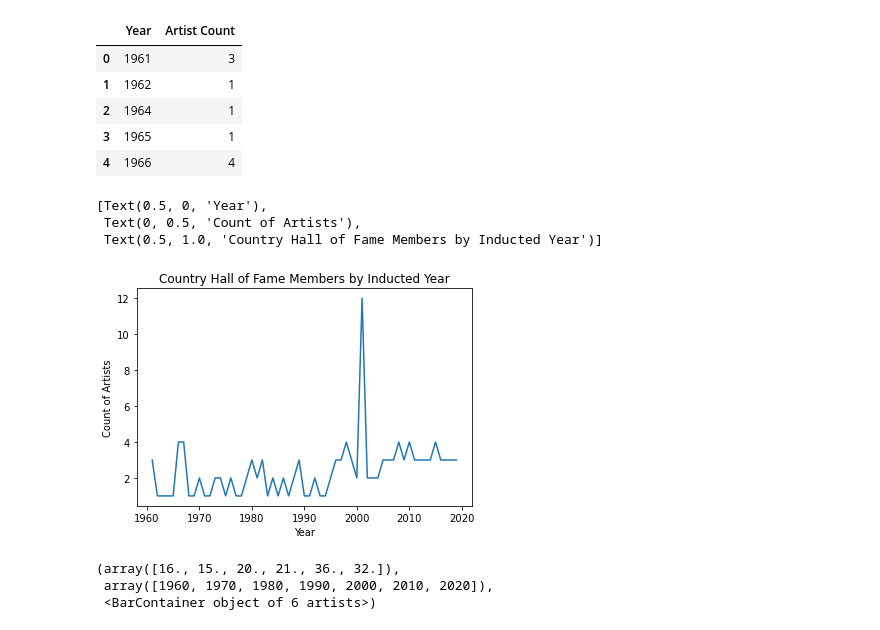
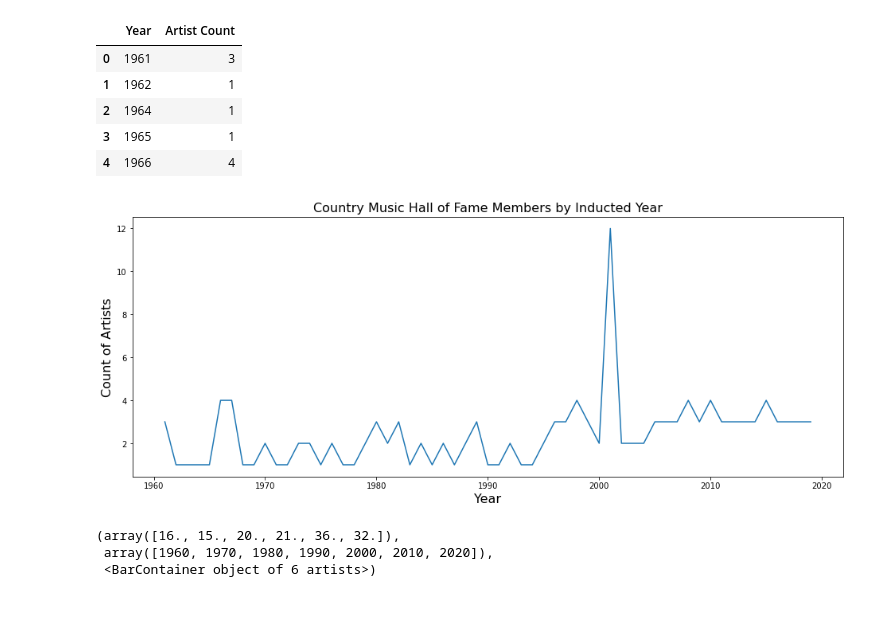
Before and after one commit to Chericehere/web-scraping-country-music-hof-Chericehere, a Jupyter notebook: Country Music Hall of Fame.ipynb, the cells around one changed output. Cells and saved outputs as stored; diff of their text form; code cells hidden in the pictures.

```diff
--- a/Country Music Hall of Fame.ipynb
+++ b/Country Music Hall of Fame.ipynb
@@ -179,13 +179,15 @@ year_count.head()
 | 3 | 1965 | 1 |
 | 4 | 1966 | 4 |
 # %%
+plt.figure(figsize=(16, 6))
 fig = sns.lineplot(x='Year', y='Artist Count', data = year_count)
-fig.set(xlabel='Year', ylabel='Count of Artists', title='Country Hall of Fame Members by Inducted Year')
+fig.set_xlabel ('Year', fontsize=16)
+fig.set_ylabel('Count of Artists',fontsize=16)
+fig.set_title('Country Music Hall of Fame Members by Inducted Year', fontsize=16)
+
+plt.savefig('Country Music Hall of Fame Members by Inducted Year')
 # %% [output]
-[Text(0.5, 0, 'Year'),
- Text(0, 0.5, 'Count of Artists'),
- Text(0.5, 1.0, 'Country Hall of Fame Members by Inducted Year')]
-[figure, old version]
+[figure, new version]
 # %%
 plt.hist("Year", bins = [1960, 1970, 1980, 1990, 2000, 2010, 2020], data = all_data)
 # %% [output]
```
